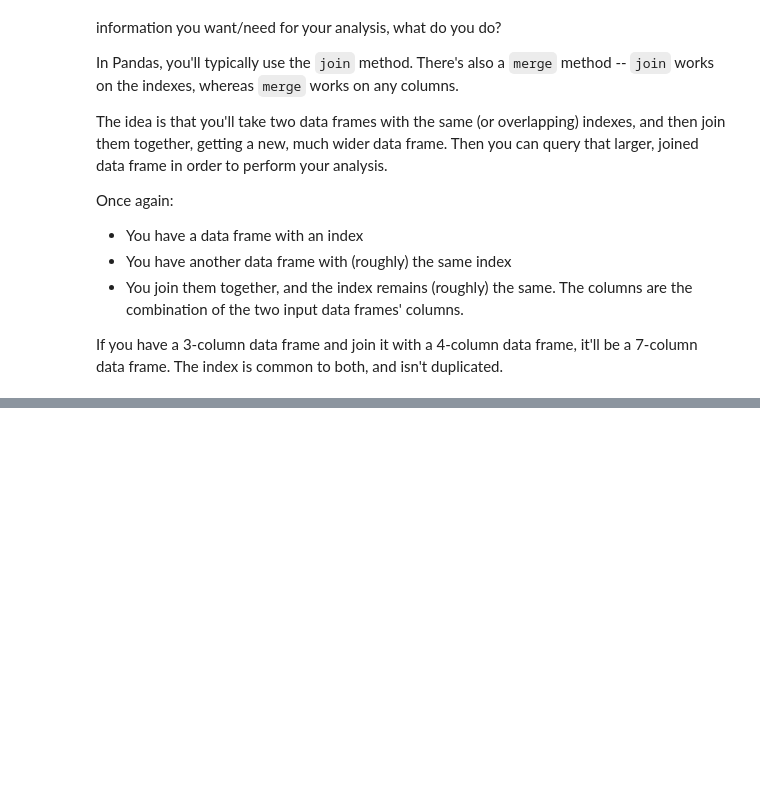
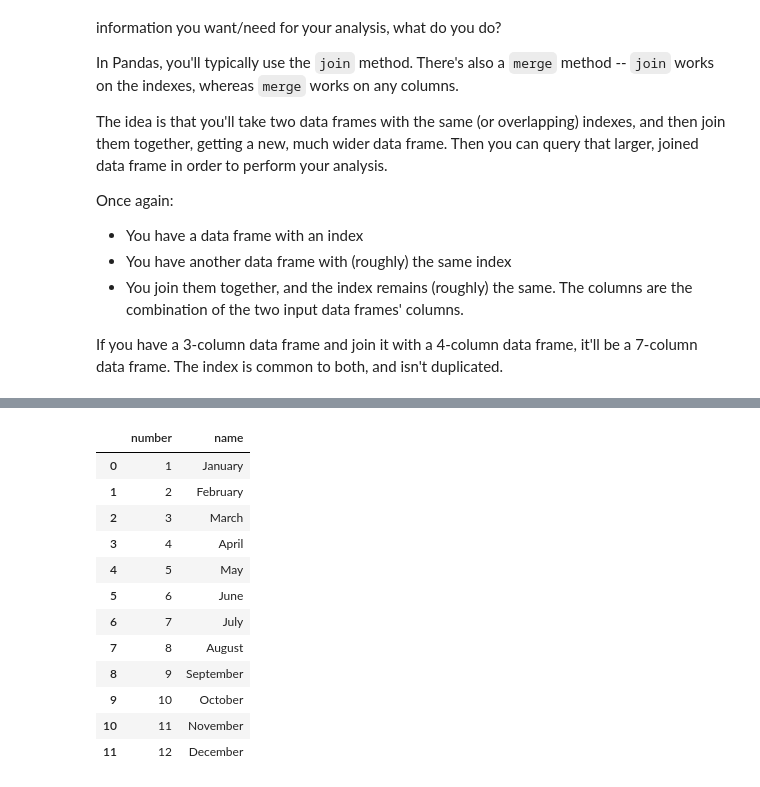
Before and after one commit to reuven/OReilly-PyData-September-2026-09, a Jupyter notebook: OReilly-PyData-September-2026-09-29.ipynb, the cells around one changed output, grey strips where cells are left out. Saved outputs shown, nothing was run; the diff lists cells and outputs as text; code cells hidden in the pictures; blank space fills up the shorter version.

```diff
--- a/OReilly-PyData-September-2026-09-29.ipynb
+++ b/OReilly-PyData-September-2026-09-29.ipynb
@@ -887,0 +917,30 @@ If you have a 3-column data frame and join it with a 4-column data frame, it'll
+# %%
+months = DataFrame([[1, 'January'],
+                     [2, 'February'],
+                     [3, 'March'],
+                     [4, 'April'],
+                     [5, 'May'],
+                     [6, 'June'],
+                     [7, 'July'],
+                     [8, 'August'],
+                     [9, 'September'],
+                     [10, 'October'],
+                    [11, 'November'],
+                     [12, 'December']],
+                  columns=['number', 'name'])
+
+months
+# %% [output]
+|  | number | name |
+| 0 | 1 | January |
+| 1 | 2 | February |
+| 2 | 3 | March |
+| 3 | 4 | April |
+| 4 | 5 | May |
+| 5 | 6 | June |
+| 6 | 7 | July |
+| 7 | 8 | August |
+| 8 | 9 | September |
+| 9 | 10 | October |
+| 10 | 11 | November |
+| 11 | 12 | December |
```
Also changed, not shown: parts of 3 cells of this notebook.
